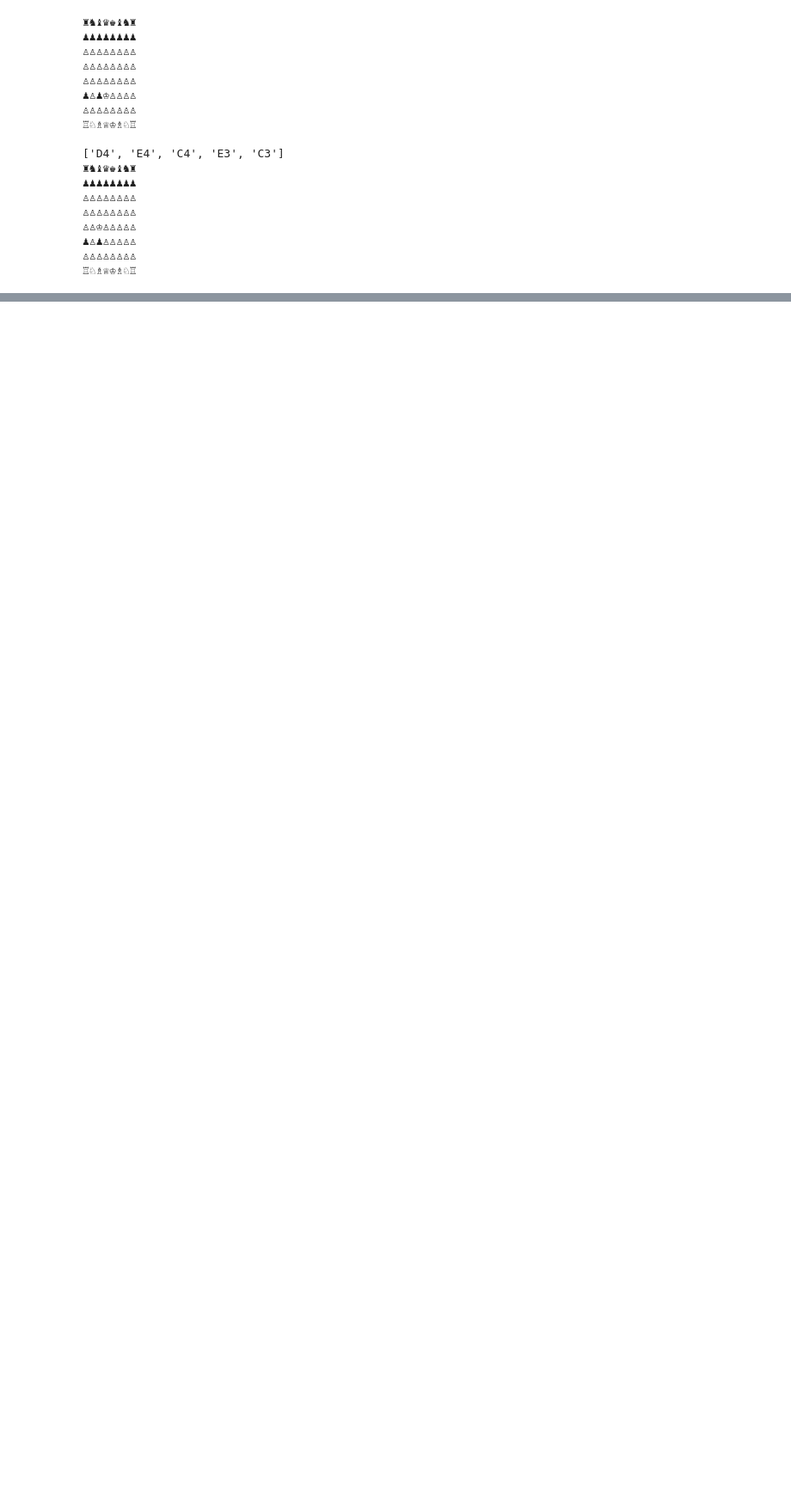
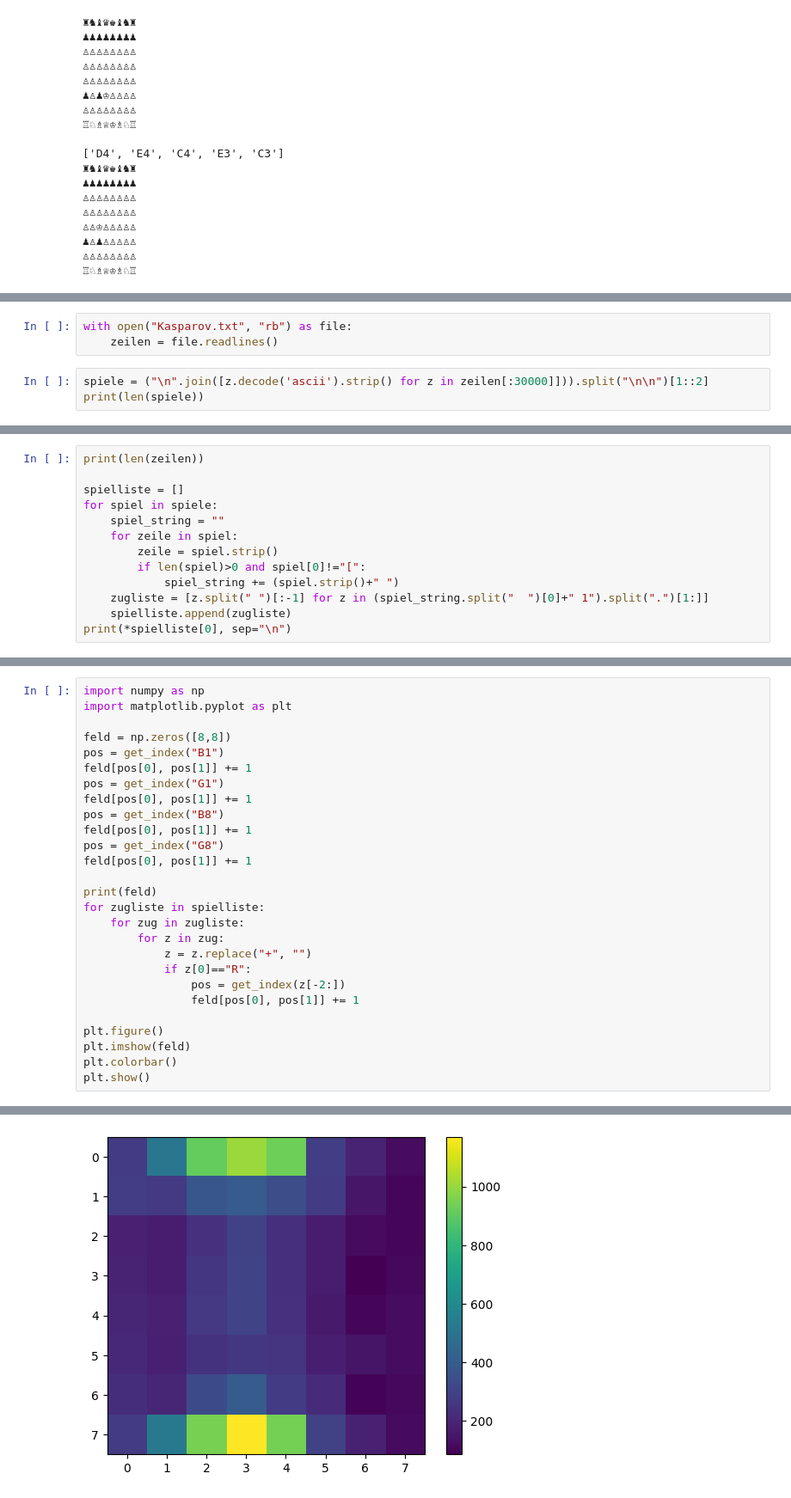
Before and after one commit to ollihansen90/Mathe-SH, a Jupyter notebook: Schachcomputer.ipynb, the cells around one changed output, grey strips where cells are left out. Shown at 86% size. Saved outputs shown, nothing was run; the diff lists cells and outputs as text; blank space fills up the shorter version.

```diff
--- a/Schachcomputer.ipynb
+++ b/Schachcomputer.ipynb
@@ -402,0 +416,6 @@ schachbrett.male()
+# %%
+with open("Kasparov.txt", "rb") as file:
+    zeilen = file.readlines()
+# %%
+spiele = ("\n".join([z.decode('ascii').strip() for z in zeilen[:30000]])).split("\n\n")[1::2]
+print(len(spiele))
@@ -402,0 +424,13 @@ schachbrett.male()
+# %%
+print(len(zeilen))
+
+spielliste = []
+for spiel in spiele:
+    spiel_string = ""
+    for zeile in spiel:
+        zeile = spiel.strip()
+        if len(spiel)>0 and spiel[0]!="[":
+            spiel_string += (spiel.strip()+" ")
+    zugliste = [z.split(" ")[:-1] for z in (spiel_string.split("  ")[0]+" 1").split(".")[1:]]
+    spielliste.append(zugliste)
+print(*spielliste[0], sep="\n")
@@ -402,0 +473,28 @@ schachbrett.male()
+# %%
+import numpy as np
+import matplotlib.pyplot as plt
+
+feld = np.zeros([8,8])
+pos = get_index("B1")
+feld[pos[0], pos[1]] += 1
+pos = get_index("G1")
+feld[pos[0], pos[1]] += 1
+pos = get_index("B8")
+feld[pos[0], pos[1]] += 1
+pos = get_index("G8")
+feld[pos[0], pos[1]] += 1
+
+print(feld)
+for zugliste in spielliste:
+    for zug in zugliste:
+        for z in zug:
+            z = z.replace("+", "")
+            if z[0]=="R":
+                pos = get_index(z[-2:])
+                feld[pos[0], pos[1]] += 1
+
+plt.figure()
+plt.imshow(feld)
+plt.colorbar()
+plt.show()
+# %% [output]
@@ -402,0 +509 @@ schachbrett.male()
+[figure, added]
```
Also changed, not shown: parts of 5 cells of this notebook.
